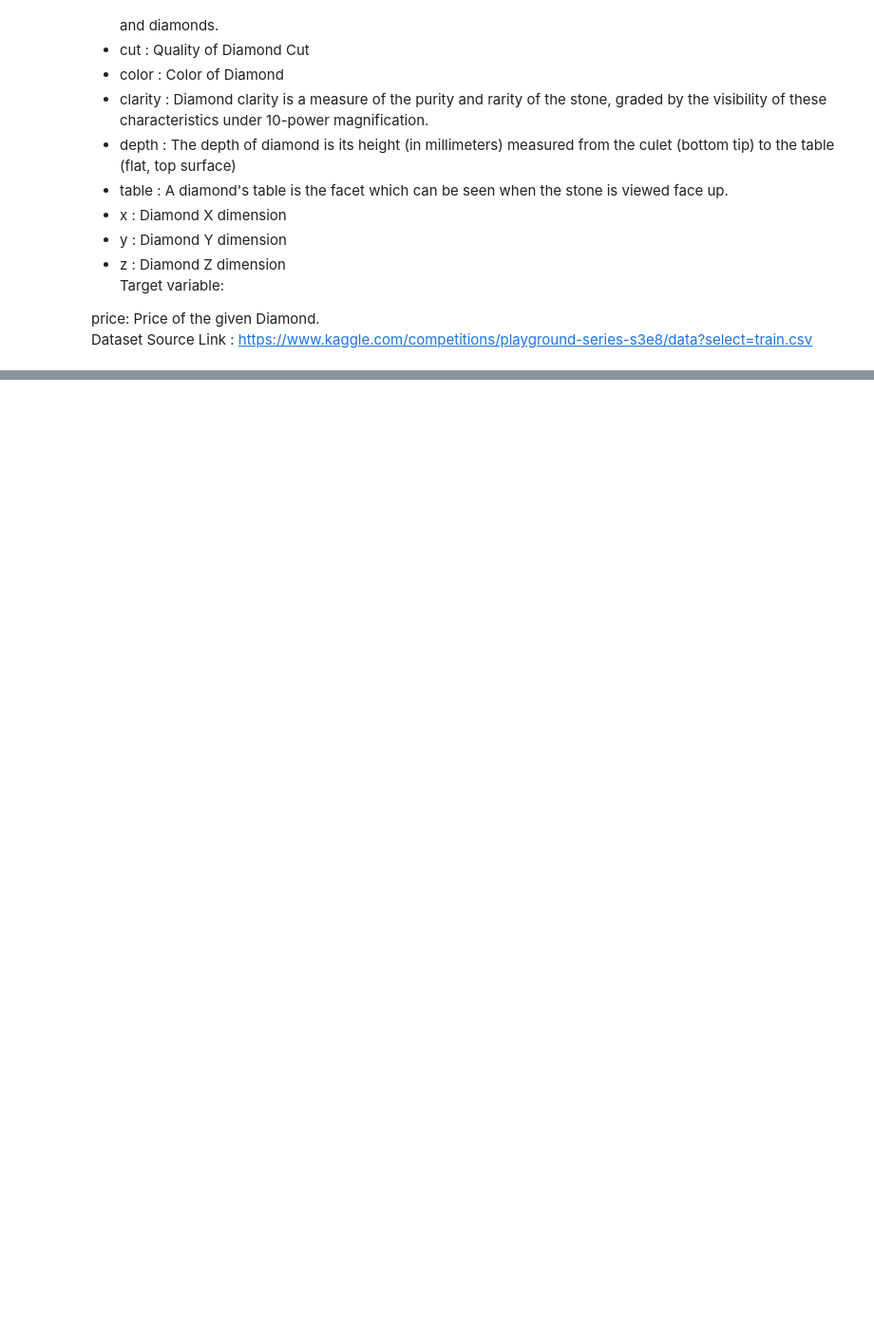
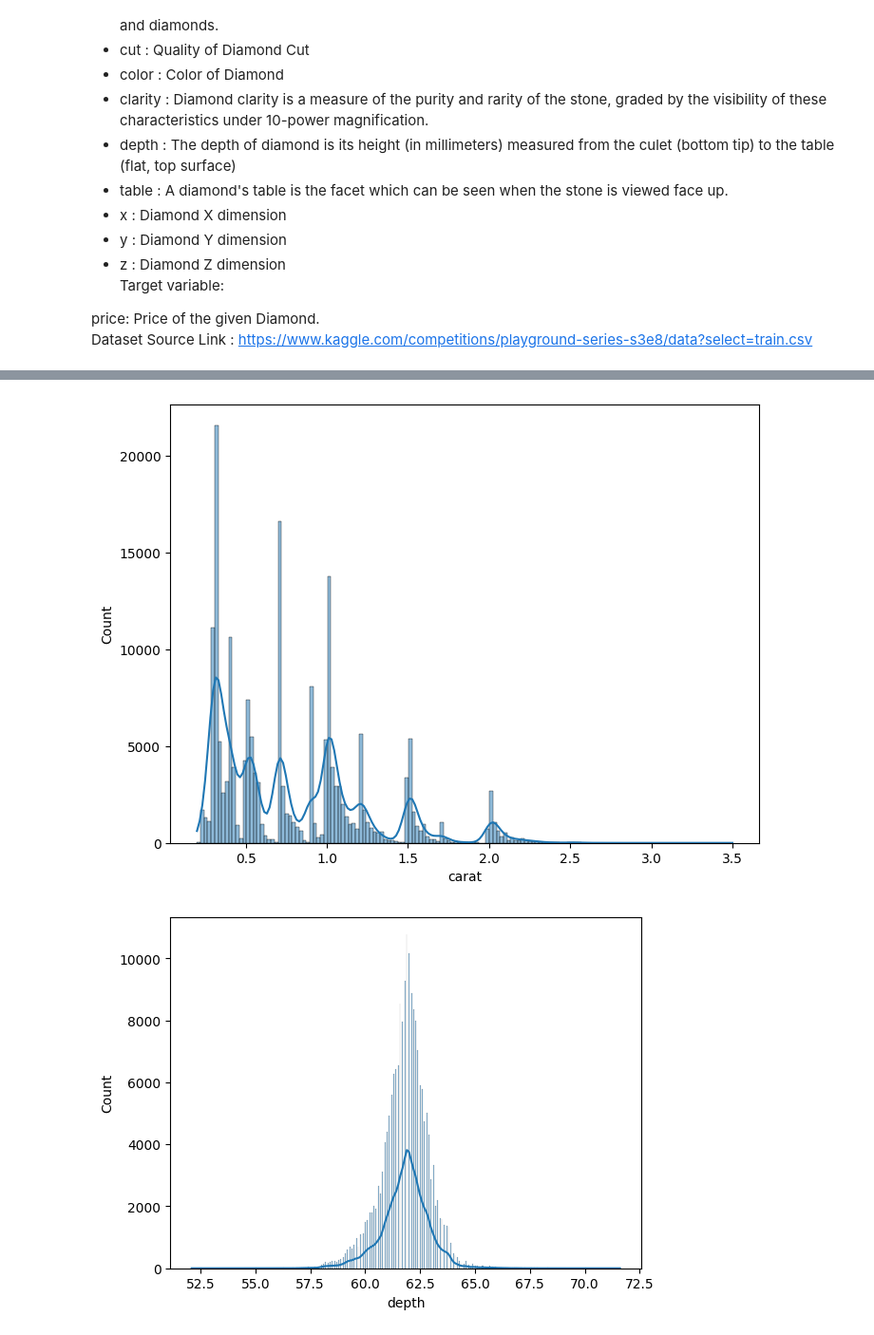
Before and after one commit to mrrushikeshdaund/Diamond-Price-Prediction, a Jupyter notebook: notebooks/EDA.ipynb, the cells around one changed output, grey strips where cells are left out. Shown: that part at 95% size. Drawn from its saved outputs; the diff is of its cells as text; code cells hidden in the pictures; blank space fills up the shorter version.

```diff
--- a/notebooks/EDA.ipynb
+++ b/notebooks/EDA.ipynb
@@ -28,0 +24,4 @@ hello
+# %%
+## Data Ingestions step
+df=pd.read_csv('data/gemstone.csv')
+df.head()
@@ -28,0 +75,4 @@ hello
+# %%
+## Lets drop the id column
+df=df.drop(labels=['id'],axis=1)
+df.head()
@@ -28,0 +91,6 @@ hello
+# %%
+## segregate numerical and categorical columns
+numerical_columns=df.columns[df.dtypes!='object']
+categorical_columns=df.columns[df.dtypes=='object']
+print("Numerical columns:",numerical_columns)
+print('Categorical Columns:',categorical_columns)
@@ -28,0 +157,12 @@ hello
+# %%
+import seaborn as sns
+import matplotlib.pyplot as plt
+plt.figure(figsize=(8,6))
+x=0
+for i in numerical_columns:
+    sns.histplot(data=df,x=i,kde=True)
+    print('\n')
+    plt.show()
+# %% [output]
+[figure, added]
+[figure, added]
```
Also changed, not shown: parts of 27 cells of this notebook, 1 other file.
